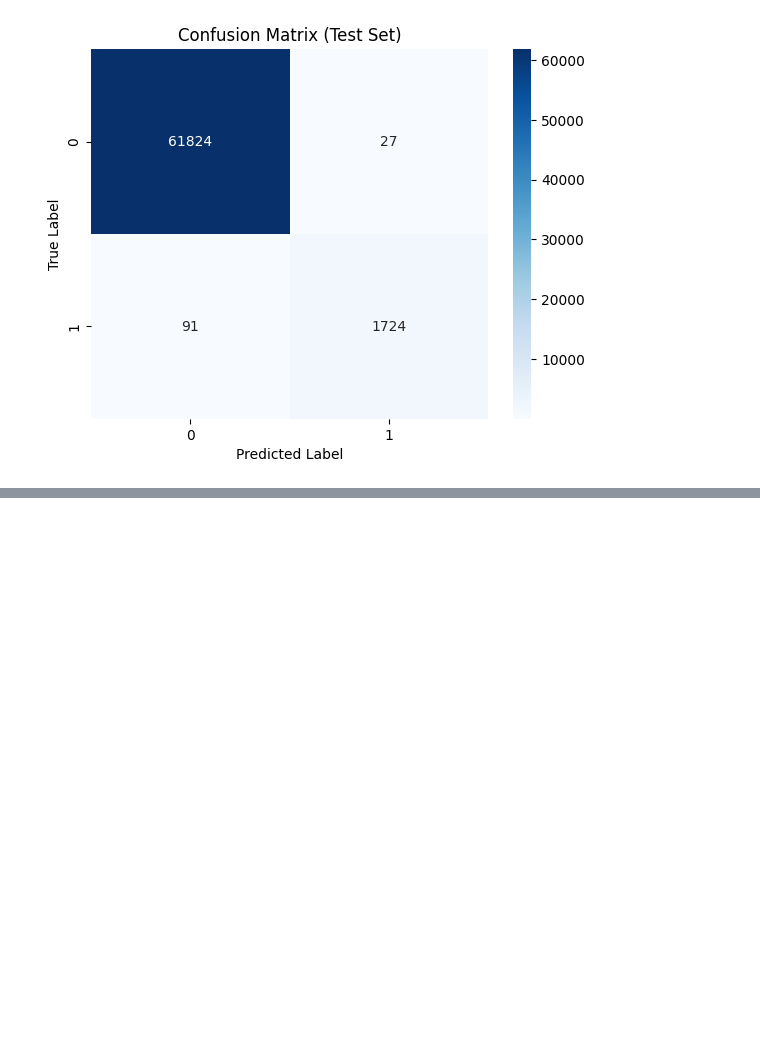
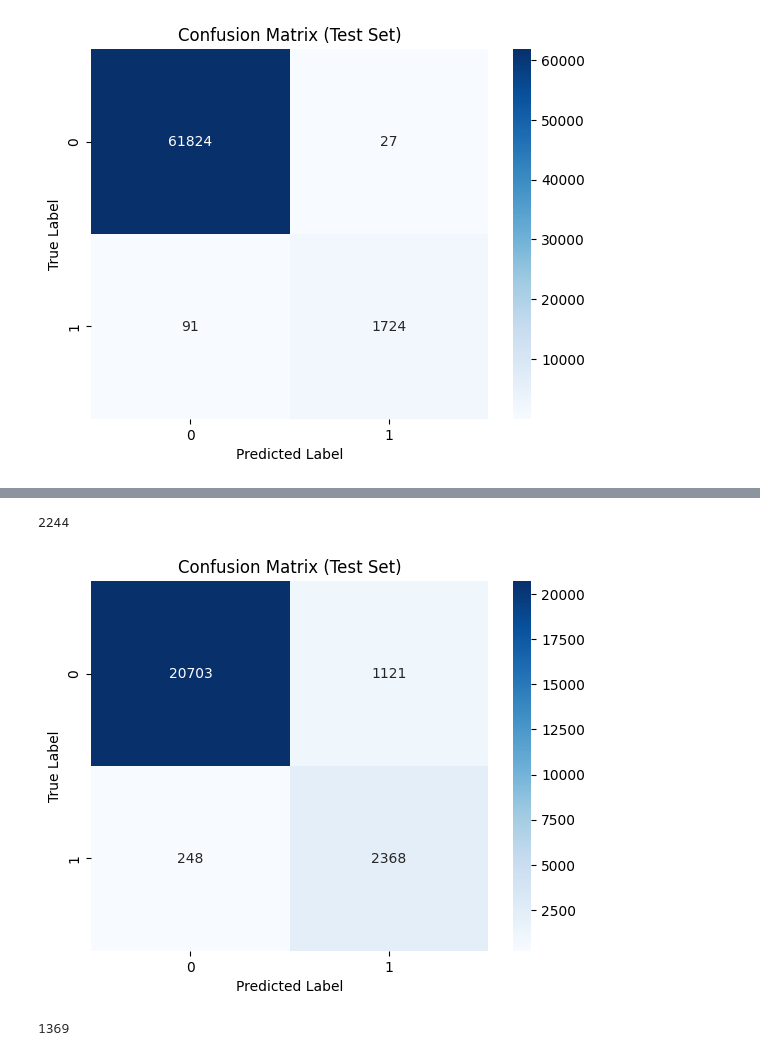
Before and after one commit to yblee1223/RobotCollisionDetection, a Jupyter notebook: src/final.ipynb, the cells around one changed output, grey strips where cells are left out. Drawn from its saved outputs; the diff is of its cells as text; code cells hidden in the pictures; blank space fills up the shorter version.

```diff
--- a/src/final.ipynb
+++ b/src/final.ipynb
@@ -834,0 +920,13 @@ print(f"aDD is {aDD}")
+# %%
+1894 + 350
+# %% [output]
+2244
+# %%
+# baseline
+plot_cm(confusion_matrix(y_pred_baseline, y))
+# %% [output]
+[figure, added]
+# %%
+1121 + 248
+# %% [output]
+1369
```
Also changed, not shown: parts of 15 cells of this notebook, 1 other file.
